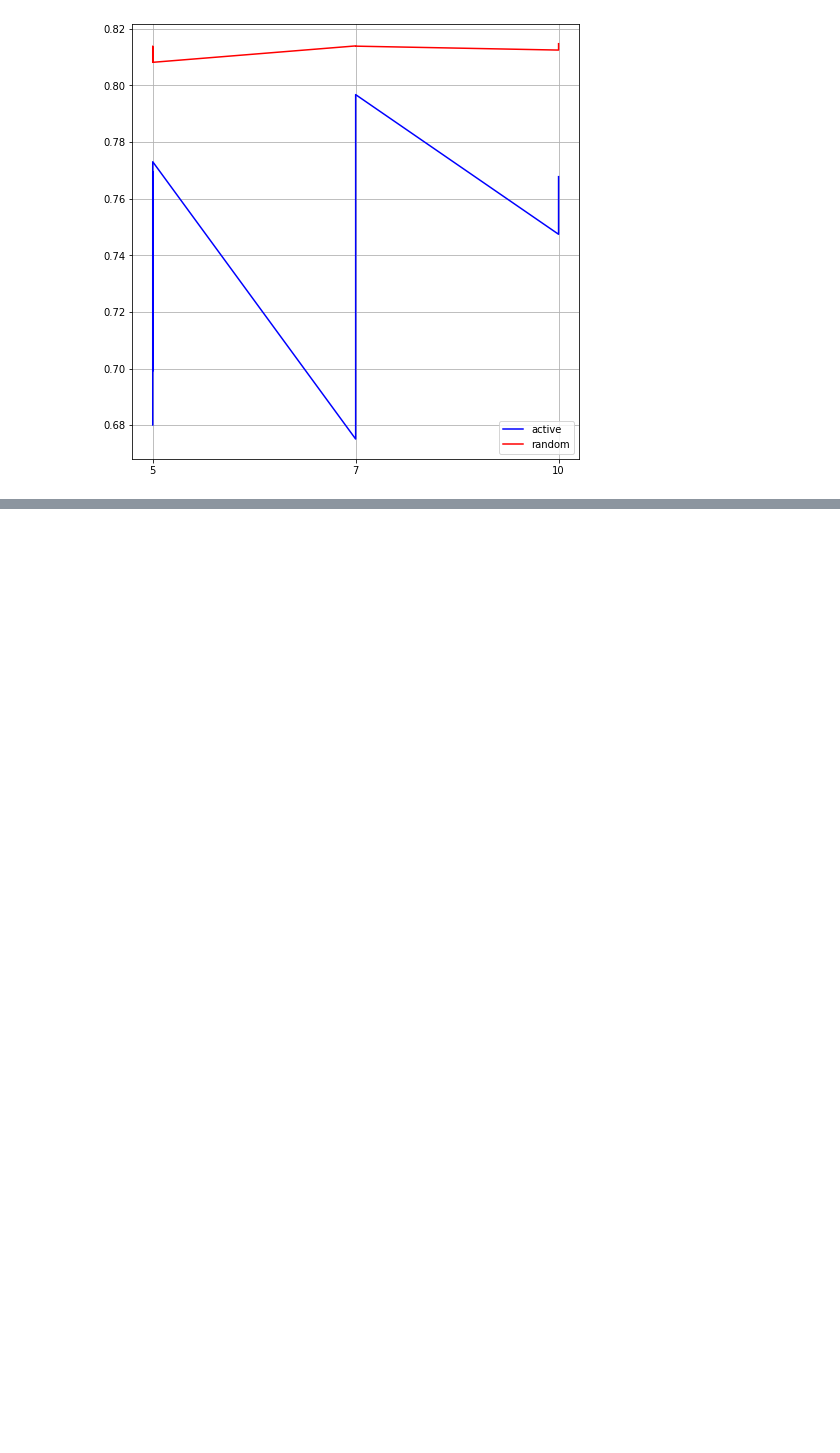
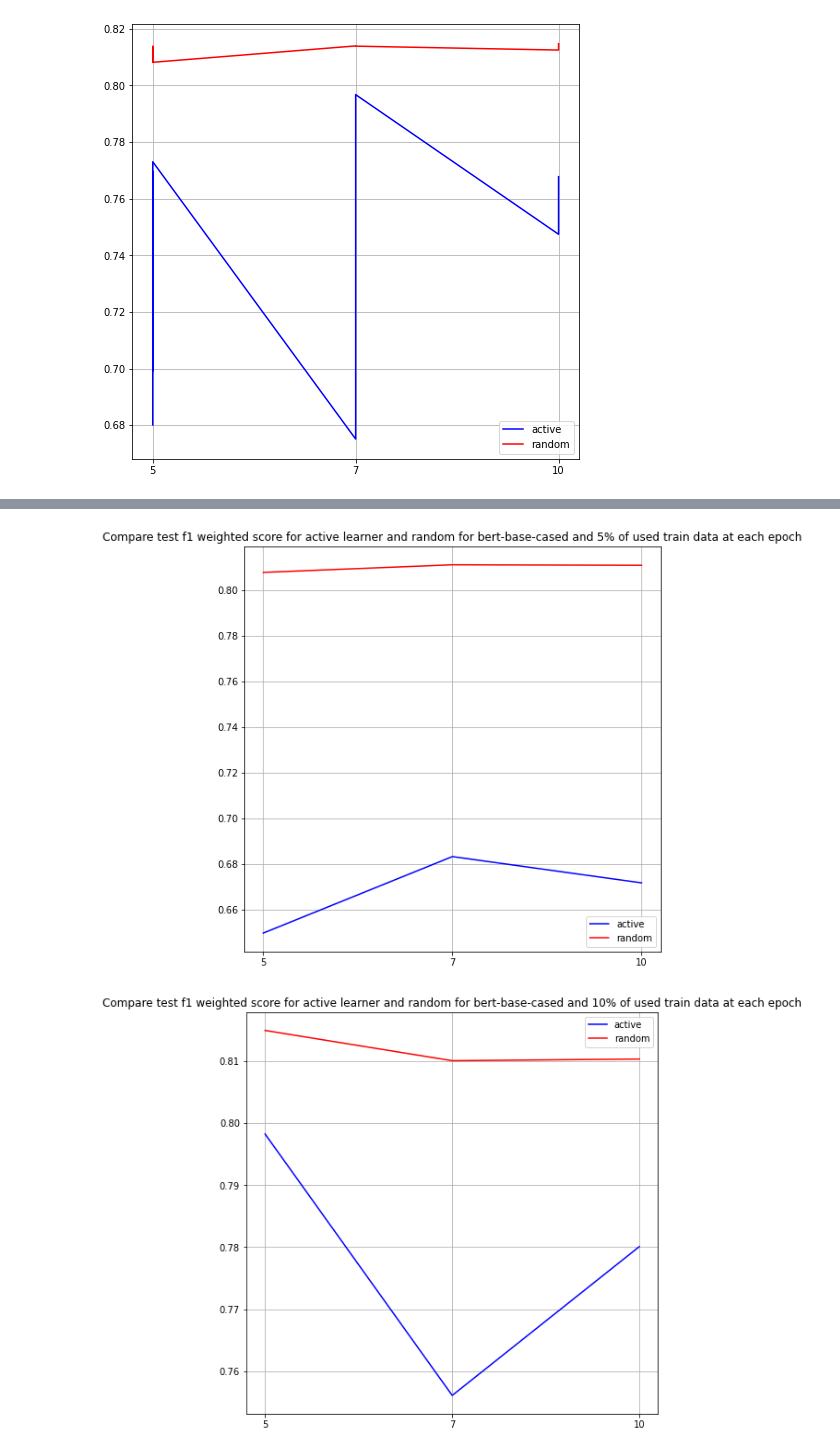
Before and after one commit to pbezglasny/active_learning_project, a Jupyter notebook: visualisation.ipynb, the cells around one changed output, grey strips where cells are left out. Saved outputs shown, nothing was run; the diff lists cells and outputs as text; code cells hidden in the pictures; blank space fills up the shorter version.

```diff
--- a/visualisation.ipynb
+++ b/visualisation.ipynb
@@ -62,0 +70,5 @@ plt.legend()
+# %%
+print_train_history('bert-base-cased')
+# %% [output]
+[figure, added]
+[figure, added]
```
Also changed, not shown: parts of 13 cells of this notebook, 1 other file.
